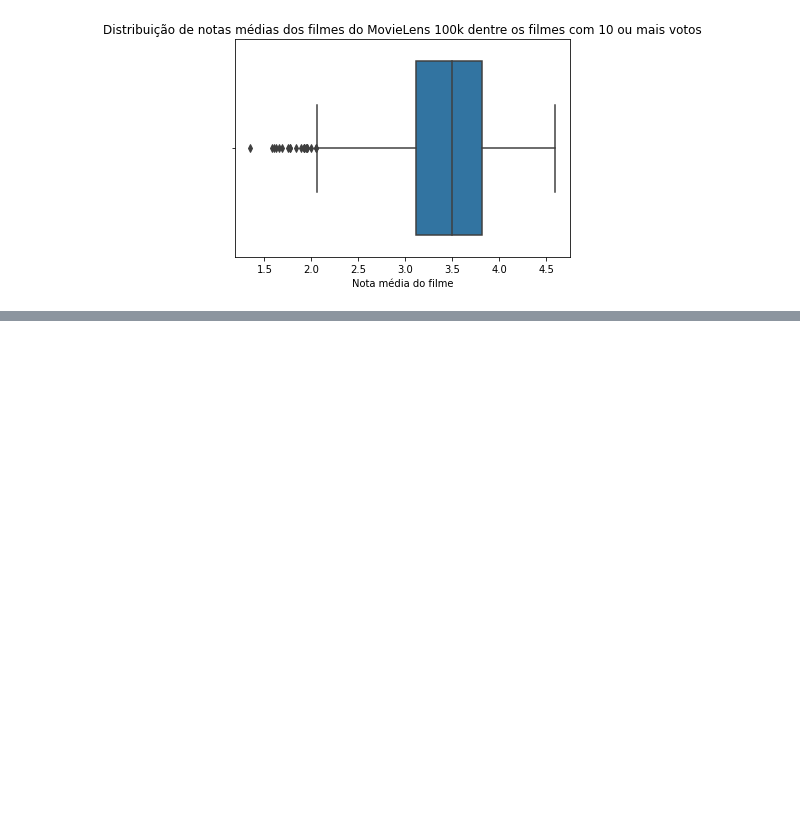
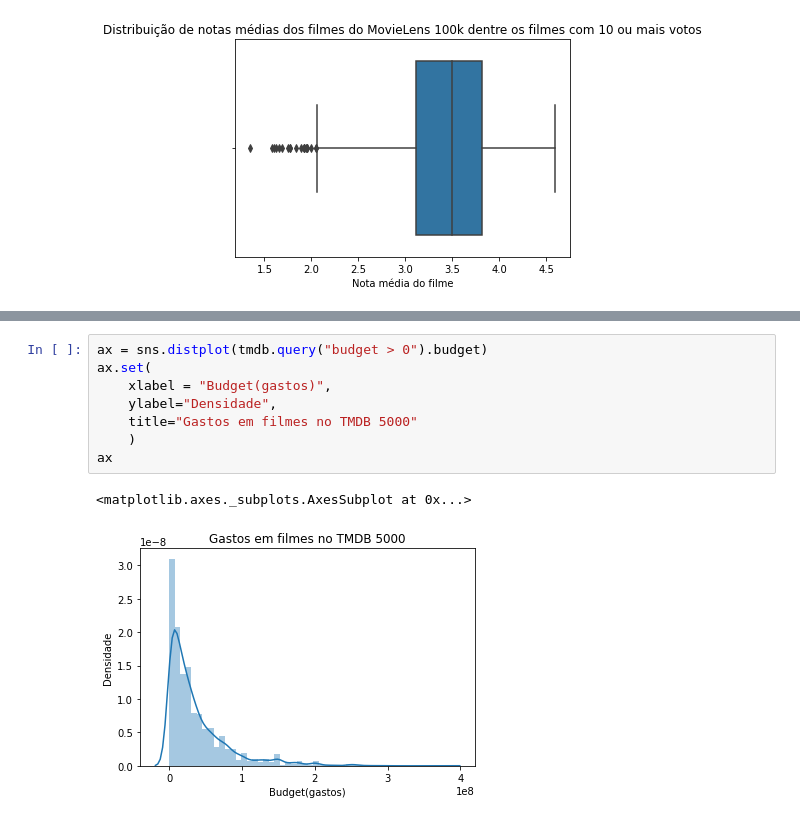
Before and after one commit to GabrielQN/data_analysis_movies, a Jupyter notebook: statistic_analisys_python.ipynb, the cells around one changed output, grey strips where cells are left out. Saved outputs shown, nothing was run; the diff lists cells and outputs as text; blank space fills up the shorter version.

```diff
--- a/statistic_analisys_python.ipynb
+++ b/statistic_analisys_python.ipynb
@@ -184,0 +213,11 @@ Text(0.5, 1.0, 'Distribuição de notas médias dos filmes do MovieLens 100k den
+# %%
+ax = sns.distplot(tmdb.query("budget > 0").budget)
+ax.set(
+    xlabel = "Budget(gastos)",
+    ylabel="Densidade",
+    title="Gastos em filmes no TMDB 5000"
+    )
+ax
+# %% [output]
+<matplotlib.axes._subplots.AxesSubplot at 0x...>
+[figure, added]
```
Also changed, not shown: parts of 39 cells of this notebook.
